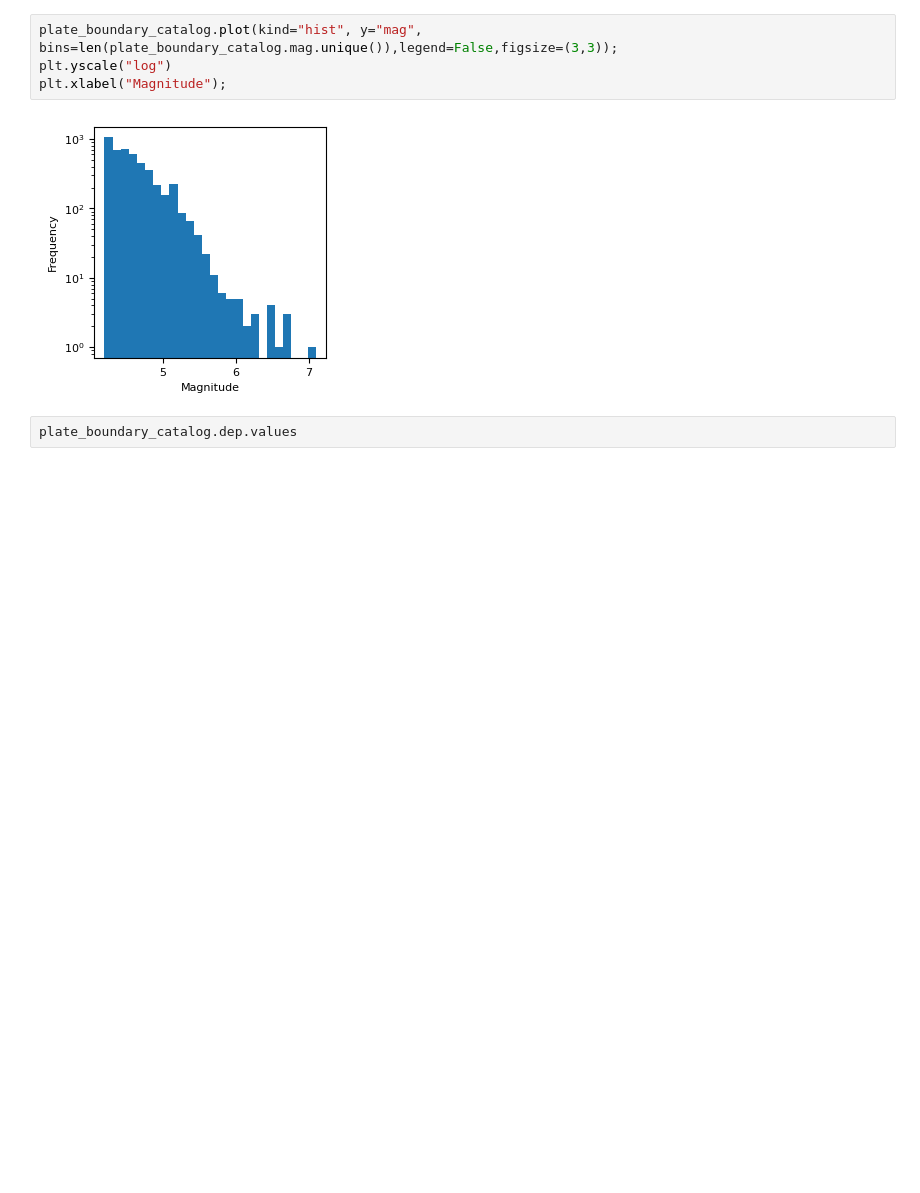
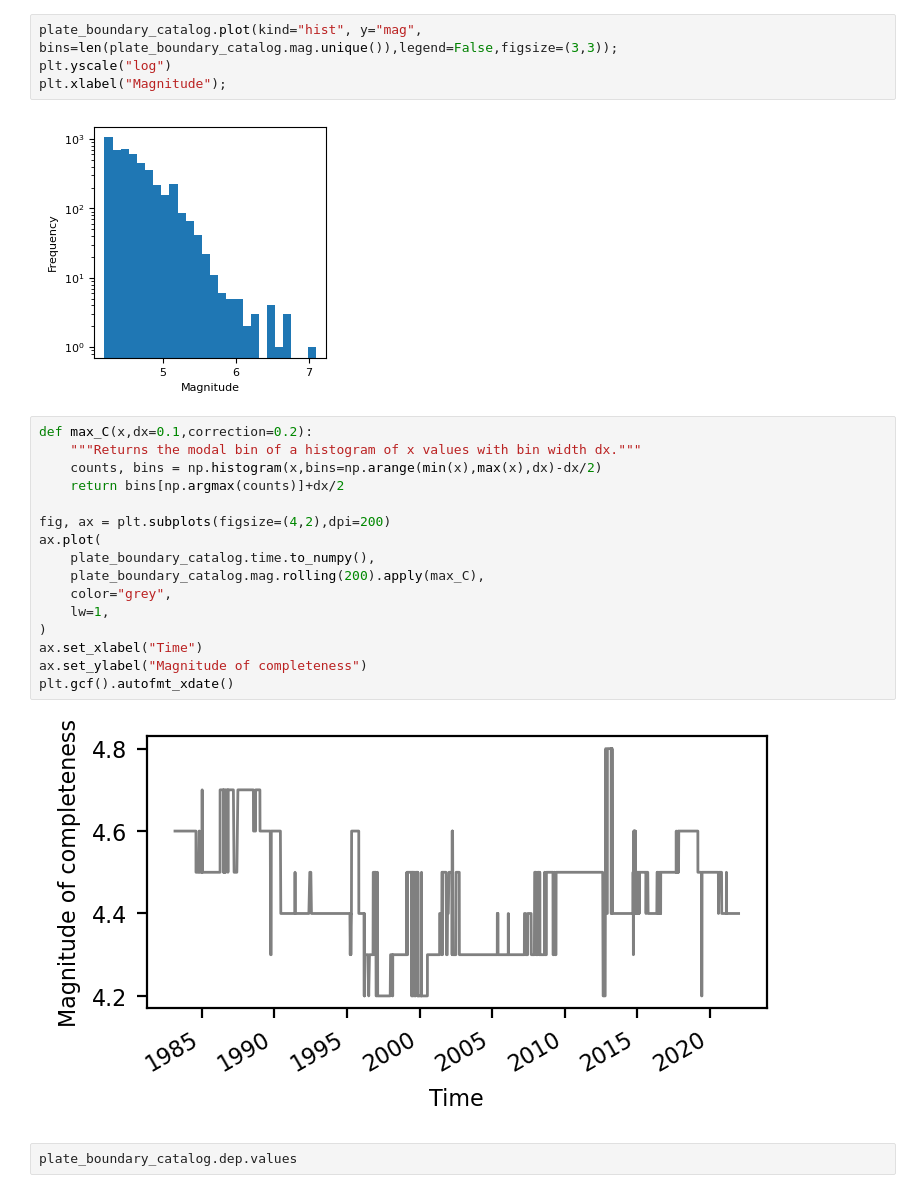
Before and after one commit to keliankaz/GrGIA_seismicity, a Jupyter notebook: gr_gia_seismic_analisys.ipynb, the cells around one changed output. Saved outputs shown, nothing was run; the diff lists cells and outputs as text; blank space fills up the shorter version.

Commit message:
Visualize Mc

```diff
--- a/gr_gia_seismic_analisys.ipynb
+++ b/gr_gia_seismic_analisys.ipynb
@@ -263,6 +260,24 @@ plt.yscale("log")
 plt.xlabel("Magnitude");
 # %% [output]
 [figure]
+# %%
+def max_C(x,dx=0.1,correction=0.2):
+    """Returns the modal bin of a histogram of x values with bin width dx."""
+    counts, bins = np.histogram(x,bins=np.arange(min(x),max(x),dx)-dx/2)
+    return bins[np.argmax(counts)]+dx/2
+
+fig, ax = plt.subplots(figsize=(4,2),dpi=200)
+ax.plot(
+    plate_boundary_catalog.time.to_numpy(),
+    plate_boundary_catalog.mag.rolling(200).apply(max_C),
+    color="grey",
+    lw=1,
+)
+ax.set_xlabel("Time")
+ax.set_ylabel("Magnitude of completeness")
+plt.gcf().autofmt_xdate()
+# %% [output]
+[figure, added]
 # %%
 plate_boundary_catalog.dep.values
 # %% [output]
```
Also changed, not shown: parts of 3 cells of this notebook.
